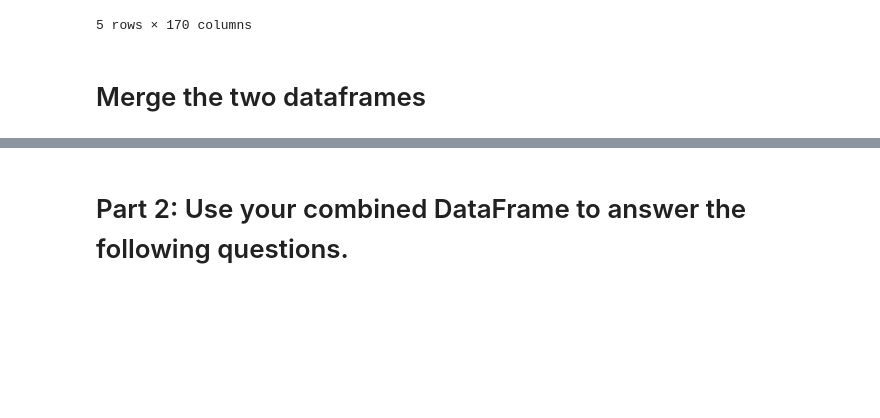
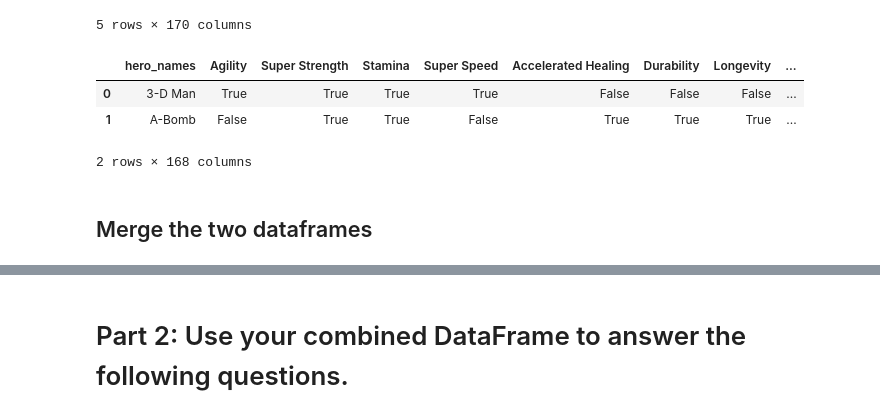
Before and after one commit to rdbhatkal/Superhero, a Jupyter notebook: Superhero.ipynb, the cells around one changed output, grey strips where cells are left out. Saved outputs shown, nothing was run; the diff lists cells and outputs as text; code cells hidden in the pictures; blank space fills up the shorter version.

```diff
--- a/Superhero.ipynb
+++ b/Superhero.ipynb
@@ -280,8 +280,17 @@ power.head()
 | 3 | Abin Sur | Lantern Power Ring | [Lantern Power Ring] | False | False | False | False | False | ... |
 | 4 | Abomination | Accelerated Healing,Intelligence,... | [Accelerated Healing, Intelligenc... | False | True | True | True | True | ... |
 5 rows × 170 columns
+# %%
+## drop the original column
+power = power.drop(columns=['Powers', 'power_split'])
+power.head(2)
+# %% [output]
+|  | hero_names | Agility | Super Strength | Stamina | Super Speed | Accelerated Healing | Durability | Longevity | ... |
+| 0 | 3-D Man | True | True | True | True | False | False | False | ... |
+| 1 | A-Bomb | False | True | True | False | True | True | True | ... |
+2 rows × 168 columns
 # %% [markdown]
-# Merge the two dataframes
+## Merge the two dataframes
 # %%
 ## merge with our info dataframe
 merged = pd.merge(info, power, left_on='Hero', right_on='hero_names', how='left')
```
Also changed, not shown: parts of 5 cells of this notebook.
